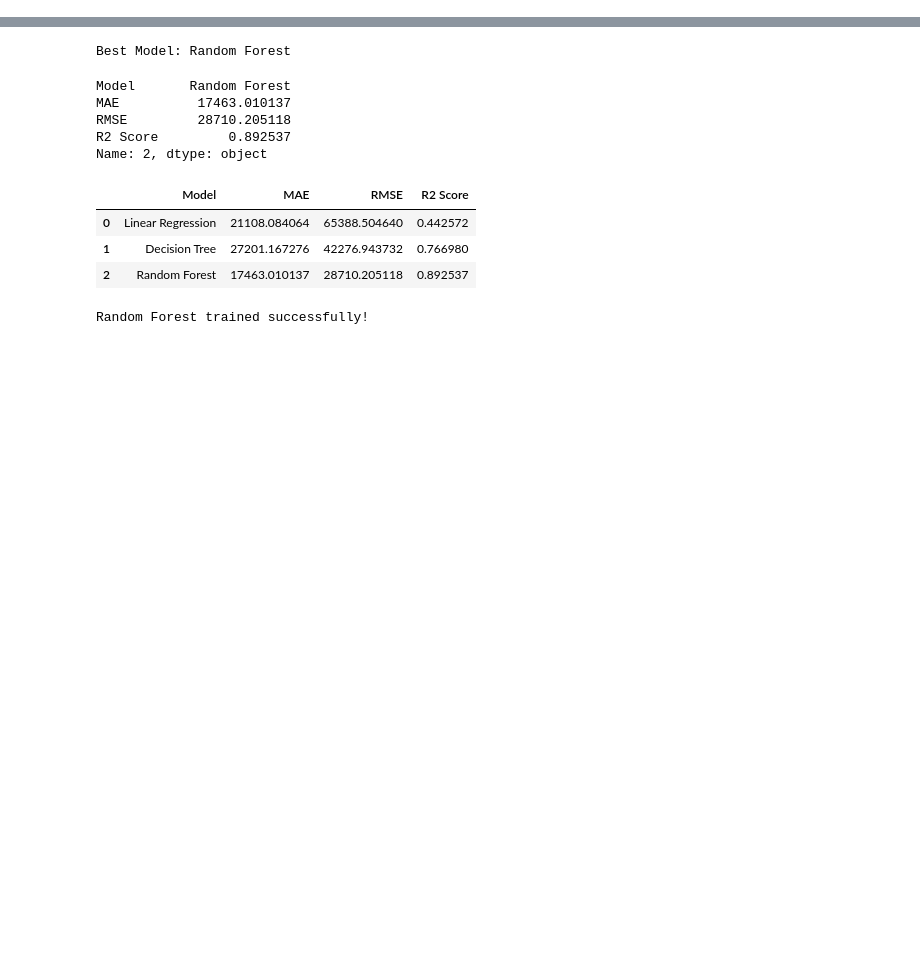
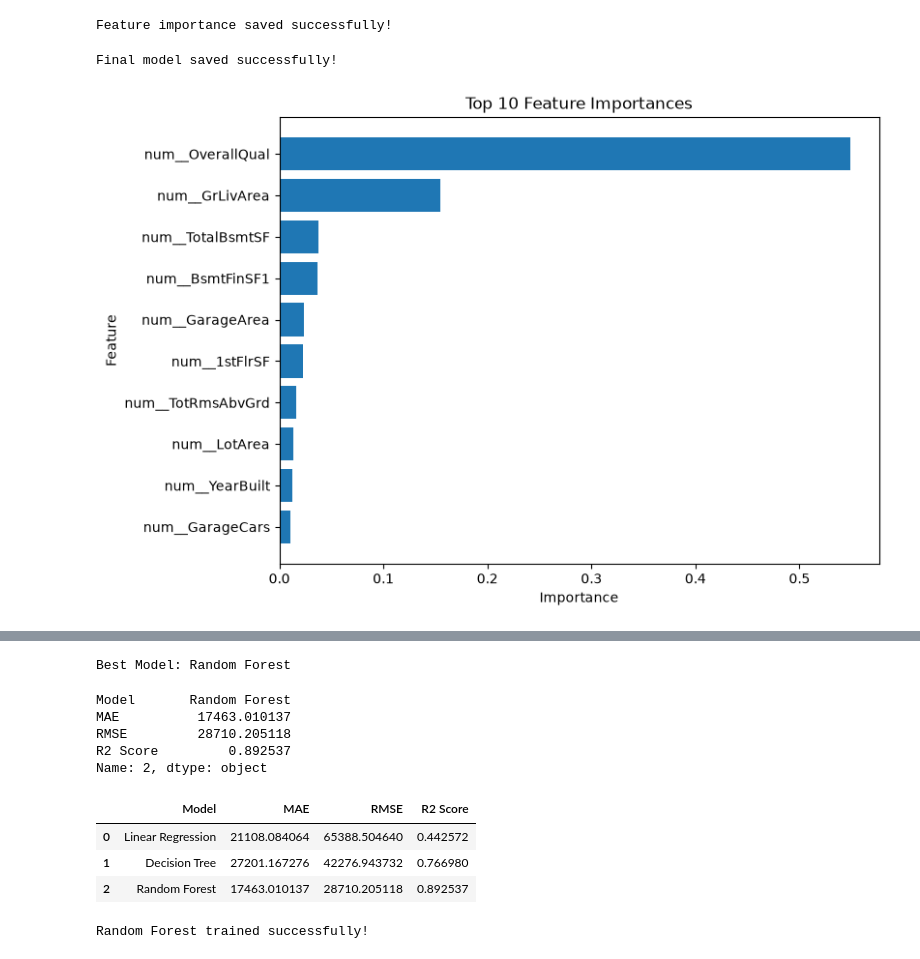
Before and after one commit to akhilshukla57/house-price-prediction-ml, a Jupyter notebook: notebooks/01_data_exploration.ipynb, the cells around one changed output, grey strips where cells are left out. Drawn from its saved outputs; the diff is of its cells as text; code cells hidden in the pictures; blank space fills up the shorter version.

Commit message:
Complete final model and feature analysis

```diff
--- a/notebooks/01_data_exploration.ipynb
+++ b/notebooks/01_data_exploration.ipynb
@@ -0,0 +1,42 @@
+# %%
+feature_importance.to_csv(
+    "../models/feature_importance.csv",
+    index=False
+)
+
+print("Feature importance saved successfully!")
+# %% [output]
+Feature importance saved successfully!
+# %%
+import joblib
+from pathlib import Path
+
+Path("../models").mkdir(exist_ok=True)
+
+joblib.dump(
+    improved_forest,
+    "../models/house_price_model.pkl"
+)
+
+print("Final model saved successfully!")
+# %% [output]
+Final model saved successfully!
+# %%
+top_features = feature_importance.head(10).sort_values(
+    "Importance"
+)
+
+plt.figure(figsize=(8, 6))
+
+plt.barh(
+    top_features["Feature"],
+    top_features["Importance"]
+)
+
+plt.xlabel("Importance")
+plt.ylabel("Feature")
+plt.title("Top 10 Feature Importances")
+
+plt.show()
+# %% [output]
+[figure, added]
```
Also changed, not shown: parts of 10 cells of this notebook, 2 other files.
